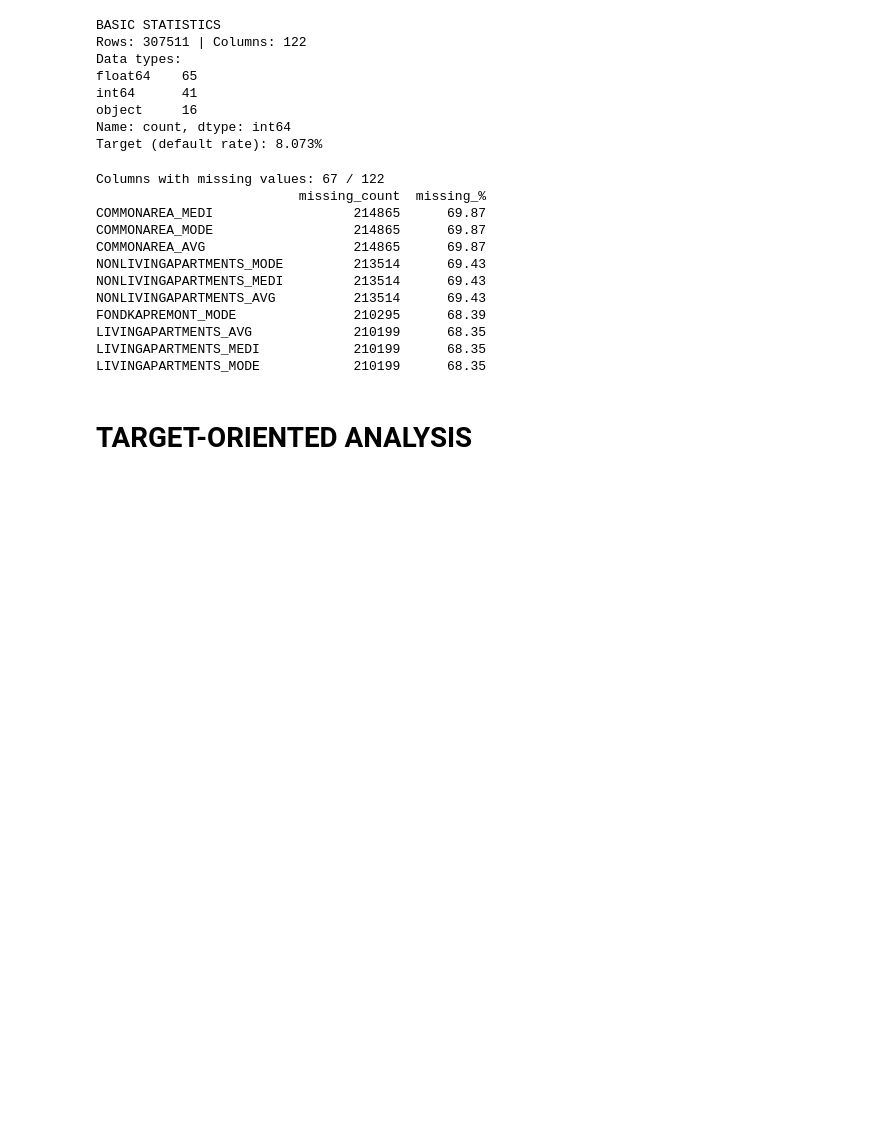
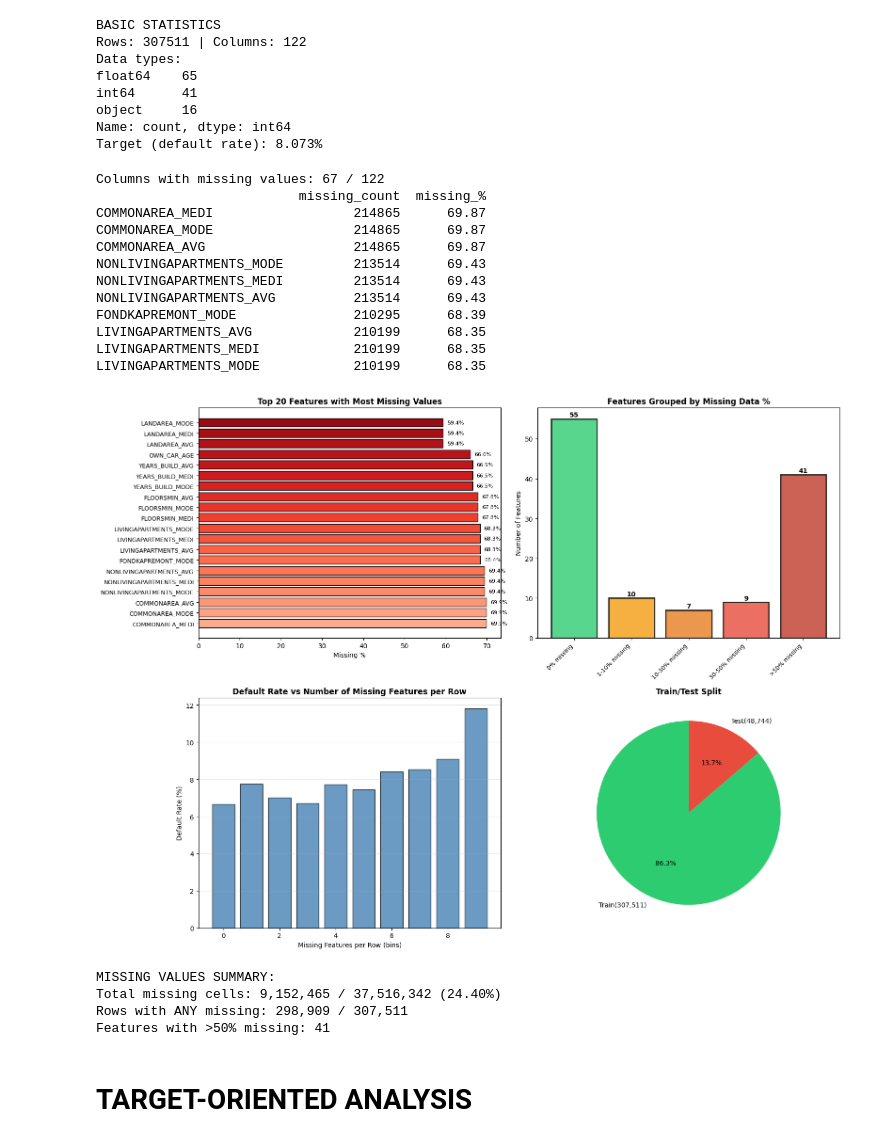
Before and after one commit to ivanlukianets/Deep-Learning-Assignment-1, a Jupyter notebook: basic-data-exploration-dl.ipynb, the cells around one changed output. Drawn from its saved outputs; the diff is of its cells as text; code cells hidden in the pictures; blank space fills up the shorter version.

Commit message:
added more graphs for EDA

```diff
--- a/basic-data-exploration-dl.ipynb
+++ b/basic-data-exploration-dl.ipynb
@@ -99,6 +110,74 @@ FONDKAPREMONT_MODE               210295      68.39
 LIVINGAPARTMENTS_AVG             210199      68.35
 LIVINGAPARTMENTS_MEDI            210199      68.35
 LIVINGAPARTMENTS_MODE            210199      68.35
+# %%
+fig, axes = plt.subplots(2, 2, figsize=(16, 12))
+
+# Top 20 features with most missing values
+missing_sorted = missing_stats.sort_values('missing_%', ascending=False).head(20)
+axes[0, 0].barh(range(len(missing_sorted)), missing_sorted['missing_%'].values,
+               color=plt.cm.Reds(np.linspace(0.3, 0.9, len(missing_sorted))), edgecolor='black')
+axes[0, 0].set_yticks(range(len(missing_sorted)))
+axes[0, 0].set_yticklabels(missing_sorted.index, fontsize=9)
+axes[0, 0].set_xlabel('Missing %')
+axes[0, 0].set_title('Top 20 Features with Most Missing Values', fontsize=12, fontweight='bold')
+for i, v in enumerate(missing_sorted['missing_%'].values):
+    axes[0, 0].text(v + 1, i, f'{v:.1f}%', va='center', fontsize=8)
+
+# Distribution of missing values across dataset
+total_missing = df_train.isna().sum().sum()
+total_cells = df_train.shape[0] * df_train.shape[1]
+missing_by_category = {
+    '0% missing': len([c for c in df_train.columns if df_train[c].isna().sum() == 0]),
+    '1-10% missing': len([c for c in df_train.columns if 0 < df_train[c].isna().mean() <= 0.1]),
+    '10-30% missing': len([c for c in df_train.columns if 0.1 < df_train[c].isna().mean() <= 0.3]),
+    '30-50% missing': len([c for c in df_train.columns if 0.3 < df_train[c].isna().mean() <= 0.5]),
+    '>50% missing': len([c for c in df_train.columns if df_train[c].isna().mean() > 0.5])
+}
+
+axes[0, 1].bar(range(len(missing_by_category)), list(missing_by_category.values()),
+              color=['#2ecc71', '#f39c12', '#e67e22', '#e74c3c', '#c0392b'],
+              alpha=0.8, edgecolor='black', linewidth=2)
+axes[0, 1].set_xticks(range(len(missing_by_category)))
+axes[0, 1].set_xticklabels(missing_by_category.keys(), rotation=45, ha='right', fontsize=9)
+axes[0, 1].set_ylabel('Number of Features')
+axes[0, 1].set_title('Features Grouped by Missing Data %', fontsize=12, fontweight='bold')
+for i, v in enumerate(missing_by_category.values()):
+    axes[0, 1].text(i, v + 0.5, str(v), ha='center', fontweight='bold')
+
+# Default rate vs Missing values per row
+df_train_missing = df_train.copy()
+df_train_missing['MISSING_COUNT'] = df_train_missing.isna().sum(axis=1)
+miss_bins = pd.cut(df_train_missing['MISSING_COUNT'], bins=10)
+default_by_missing = df_train_missing.groupby(miss_bins)['TARGET'].agg(['mean', 'count'])
+
+axes[1, 0].bar(range(len(default_by_missing)), default_by_missing['mean'].values * 100,
+              alpha=0.8, color='steelblue', edgecolor='black')
+axes[1, 0].set_xlabel('Missing Features per Row (bins)')
+axes[1, 0].set_ylabel('Default Rate (%)')
+axes[1, 0].set_title('Default Rate vs Number of Missing Features per Row', fontsize=12, fontweight='bold')
+axes[1, 0].grid(True, alpha=0.3, axis='y')
+
+#4
+sizes = [len(df_train), len(df_test)]
+labels = [f'Train({len(df_train):,})', f'Test({len(df_test):,})']
+colors = ['#2ecc71', '#e74c3c']
+axes[1, 1].pie(sizes, labels=labels, autopct='%1.1f%%', colors=colors, startangle=90)
+axes[1, 1].set_title('Train/Test Split', fontsize=12, fontweight='bold')
+
+plt.tight_layout()
+plt.show()
+
+print(f'MISSING VALUES SUMMARY:')
+print(f'Total missing cells: {total_missing:,} / {total_cells:,} ({total_missing/total_cells*100:.2f}%)')
+print(f'Rows with ANY missing: {(df_train_missing["MISSING_COUNT"] > 0).sum():,} / {len(df_train):,}')
+print(f'Features with >50% missing: {missing_by_category[">50% missing"]}')
+# %% [output]
+[figure, added]
+MISSING VALUES SUMMARY:
+Total missing cells: 9,152,465 / 37,516,342 (24.40%)
+Rows with ANY missing: 298,909 / 307,511
+Features with >50% missing: 41
 # %% [markdown]
 # TARGET-ORIENTED ANALYSIS
 # %%
```
Also changed, not shown: parts of 22 cells of this notebook.
